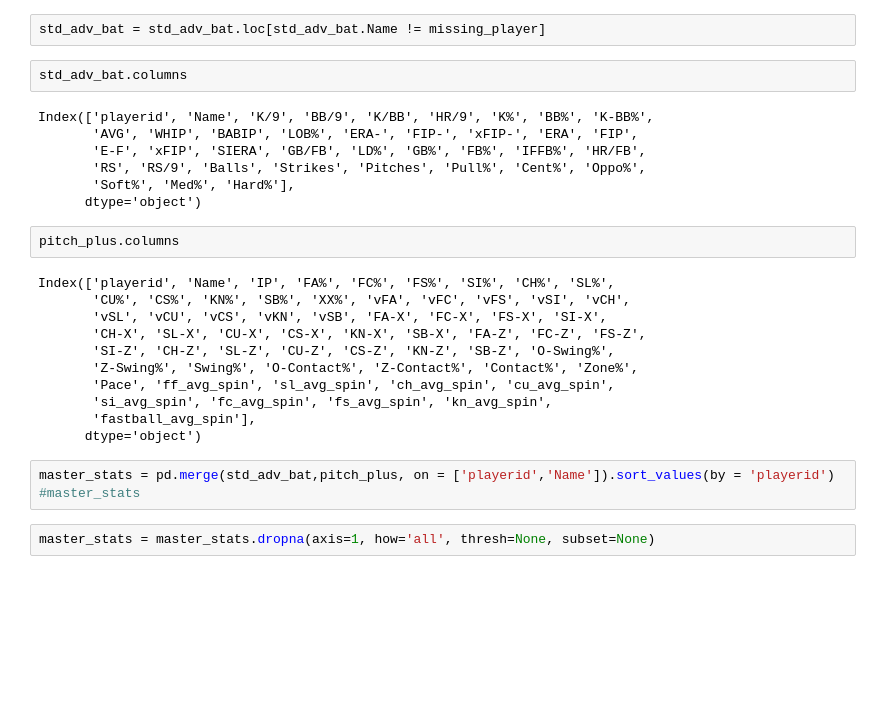
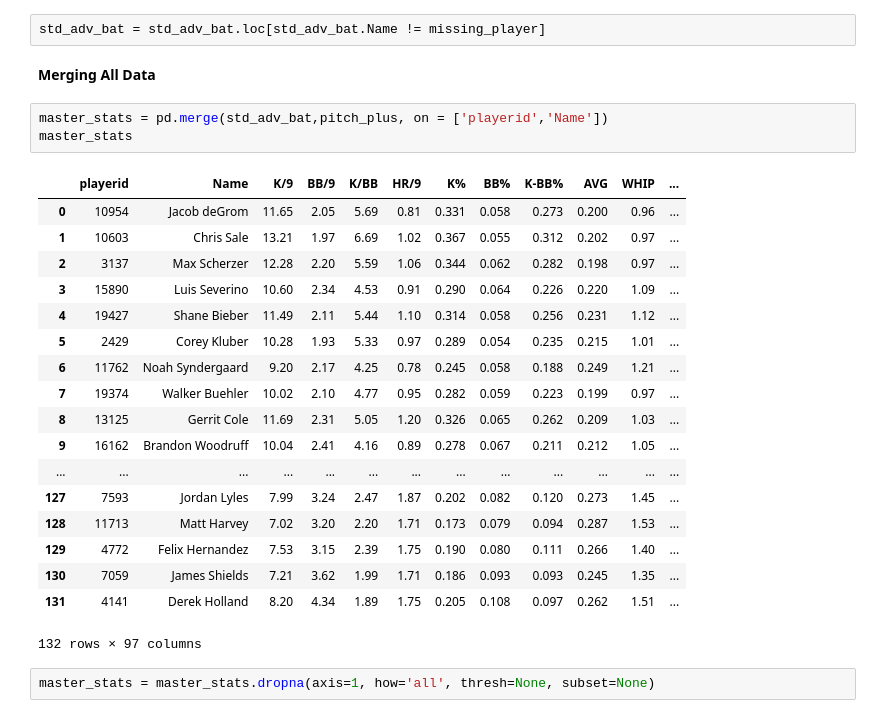
Before and after one commit to Rob-Lando/on-the-bump, a Jupyter notebook: Pitching_Analysis.ipynb, the cells around one changed output. Saved outputs shown, nothing was run; the diff lists cells and outputs as text; blank space fills up the shorter version.

```diff
--- a/Pitching_Analysis.ipynb
+++ b/Pitching_Analysis.ipynb
@@ -145,30 +145,29 @@ missing_player
 'Hyun-Jin Ryu'
 # %%
 std_adv_bat = std_adv_bat.loc[std_adv_bat.Name != missing_player]
-# %%
-std_adv_bat.columns
-# %% [output]
-Index(['playerid', 'Name', 'K/9', 'BB/9', 'K/BB', 'HR/9', 'K%', 'BB%', 'K-BB%',
-       'AVG', 'WHIP', 'BABIP', 'LOB%', 'ERA-', 'FIP-', 'xFIP-', 'ERA', 'FIP',
-       'E-F', 'xFIP', 'SIERA', 'GB/FB', 'LD%', 'GB%', 'FB%', 'IFFB%', 'HR/FB',
-       'RS', 'RS/9', 'Balls', 'Strikes', 'Pitches', 'Pull%', 'Cent%', 'Oppo%',
-       'Soft%', 'Med%', 'Hard%'],
-      dtype='object')
-# %%
-pitch_plus.columns
-# %% [output]
-Index(['playerid', 'Name', 'IP', 'FA%', 'FC%', 'FS%', 'SI%', 'CH%', 'SL%',
-       'CU%', 'CS%', 'KN%', 'SB%', 'XX%', 'vFA', 'vFC', 'vFS', 'vSI', 'vCH',
-       'vSL', 'vCU', 'vCS', 'vKN', 'vSB', 'FA-X', 'FC-X', 'FS-X', 'SI-X',
-       'CH-X', 'SL-X', 'CU-X', 'CS-X', 'KN-X', 'SB-X', 'FA-Z', 'FC-Z', 'FS-Z',
-       'SI-Z', 'CH-Z', 'SL-Z', 'CU-Z', 'CS-Z', 'KN-Z', 'SB-Z', 'O-Swing%',
-       'Z-Swing%', 'Swing%', 'O-Contact%', 'Z-Contact%', 'Contact%', 'Zone%',
-       'Pace', 'ff_avg_spin', 'sl_avg_spin', 'ch_avg_spin', 'cu_avg_spin',
-       'si_avg_spin', 'fc_avg_spin', 'fs_avg_spin', 'kn_avg_spin',
-       'fastball_avg_spin'],
-      dtype='object')
+# %% [markdown]
+**Merging All Data**
 # %%
-master_stats = pd.merge(std_adv_bat,pitch_plus, on = ['playerid','Name']).sort_values(by = 'playerid')
-#master_stats
+master_stats = pd.merge(std_adv_bat,pitch_plus, on = ['playerid','Name'])
+master_stats
+# %% [output]
+|  | playerid | Name | K/9 | BB/9 | K/BB | HR/9 | K% | BB% | K-BB% | AVG | WHIP | ... |
+| 0 | 10954 | Jacob deGrom | 11.65 | 2.05 | 5.69 | 0.81 | 0.331 | 0.058 | 0.273 | 0.200 | 0.96 | ... |
+| 1 | 10603 | Chris Sale | 13.21 | 1.97 | 6.69 | 1.02 | 0.367 | 0.055 | 0.312 | 0.202 | 0.97 | ... |
+| 2 | 3137 | Max Scherzer | 12.28 | 2.20 | 5.59 | 1.06 | 0.344 | 0.062 | 0.282 | 0.198 | 0.97 | ... |
+| 3 | 15890 | Luis Severino | 10.60 | 2.34 | 4.53 | 0.91 | 0.290 | 0.064 | 0.226 | 0.220 | 1.09 | ... |
+| 4 | 19427 | Shane Bieber | 11.49 | 2.11 | 5.44 | 1.10 | 0.314 | 0.058 | 0.256 | 0.231 | 1.12 | ... |
+| 5 | 2429 | Corey Kluber | 10.28 | 1.93 | 5.33 | 0.97 | 0.289 | 0.054 | 0.235 | 0.215 | 1.01 | ... |
+| 6 | 11762 | Noah Syndergaard | 9.20 | 2.17 | 4.25 | 0.78 | 0.245 | 0.058 | 0.188 | 0.249 | 1.21 | ... |
+| 7 | 19374 | Walker Buehler | 10.02 | 2.10 | 4.77 | 0.95 | 0.282 | 0.059 | 0.223 | 0.199 | 0.97 | ... |
+| 8 | 13125 | Gerrit Cole | 11.69 | 2.31 | 5.05 | 1.20 | 0.326 | 0.065 | 0.262 | 0.209 | 1.03 | ... |
+| 9 | 16162 | Brandon Woodruff | 10.04 | 2.41 | 4.16 | 0.89 | 0.278 | 0.067 | 0.211 | 0.212 | 1.05 | ... |
+| ... | ... | ... | ... | ... | ... | ... | ... | ... | ... | ... | ... | ... |
+| 127 | 7593 | Jordan Lyles | 7.99 | 3.24 | 2.47 | 1.87 | 0.202 | 0.082 | 0.120 | 0.273 | 1.45 | ... |
+| 128 | 11713 | Matt Harvey | 7.02 | 3.20 | 2.20 | 1.71 | 0.173 | 0.079 | 0.094 | 0.287 | 1.53 | ... |
+| 129 | 4772 | Felix Hernandez | 7.53 | 3.15 | 2.39 | 1.75 | 0.190 | 0.080 | 0.111 | 0.266 | 1.40 | ... |
+| 130 | 7059 | James Shields | 7.21 | 3.62 | 1.99 | 1.71 | 0.186 | 0.093 | 0.093 | 0.245 | 1.35 | ... |
+| 131 | 4141 | Derek Holland | 8.20 | 4.34 | 1.89 | 1.75 | 0.205 | 0.108 | 0.097 | 0.262 | 1.51 | ... |
+132 rows × 97 columns
 # %%
 master_stats = master_stats.dropna(axis=1, how='all', thresh=None, subset=None)
```
Also changed, not shown: parts of 2 cells of this notebook.
